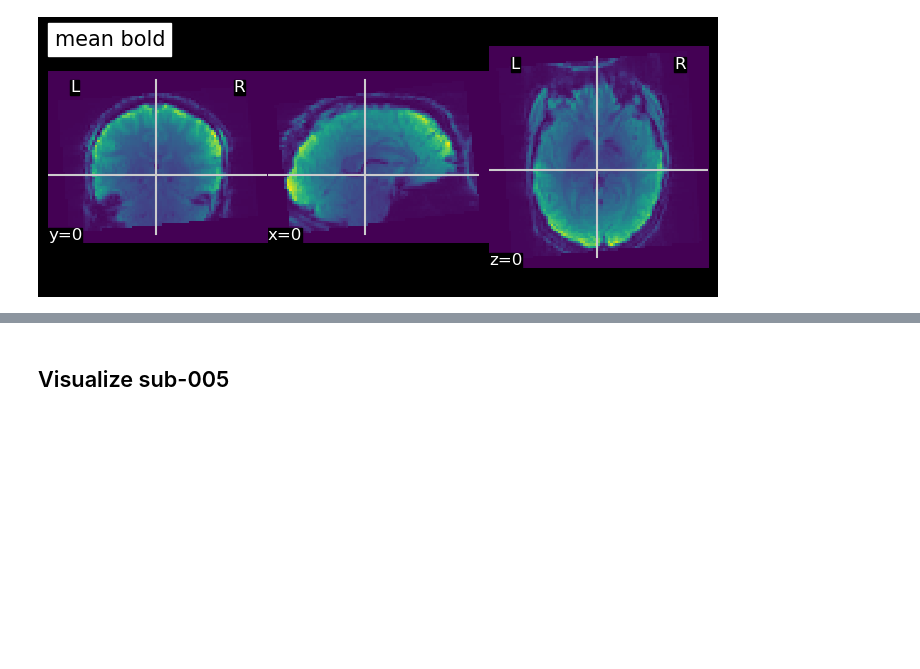
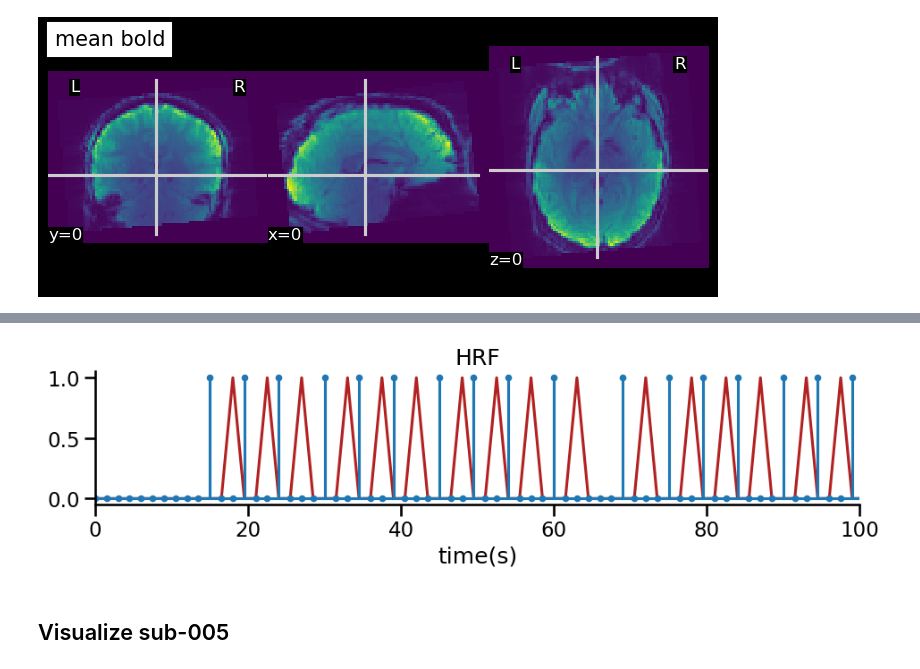
Before and after one commit to thejuc/multilang, a Jupyter notebook: code/analysis/explore_data.ipynb, the cells around one changed output, grey strips where cells are left out. Drawn from its saved outputs; the diff is of its cells as text; code cells hidden in the pictures; blank space fills up the shorter version.

```diff
--- a/code/analysis/explore_data.ipynb
+++ b/code/analysis/explore_data.ipynb
@@ -53,3 +68,20 @@ stim_df = stim_df[~stim_df.Language.isnull()].reset_index(drop=True)
+# %%
+# Convolve with HRF:
+from nilearn.glm.first_level import glover_hrf
+%matplotlib inline
+hrf = glover_hrf(tr, oversampling=1, time_length=4) # don't know what we should do w this bc our presentations are so fast
+blocks_hrf = np.convolve(stim_trs, hrf)[:n_trs]
+fig, ax = plt.subplots(figsize=(10, 3))
+ax.plot(time[:], blocks_hrf, 'firebrick')
+ax.stem(time[:-1], stim_trs, markerfmt='.', basefmt='C0')
+ax.set_xlim([0, 100])
+ax.set_xlabel('time(s)')
+ax.set_title('HRF')
+plt.tight_layout()
+sns.despine()
+plt.show()
+# %% [output]
+[figure, added]
 # %% [markdown]
 ## Visualize sub-005
 # %%
```
Also changed, not shown: parts of 4 cells of this notebook.
